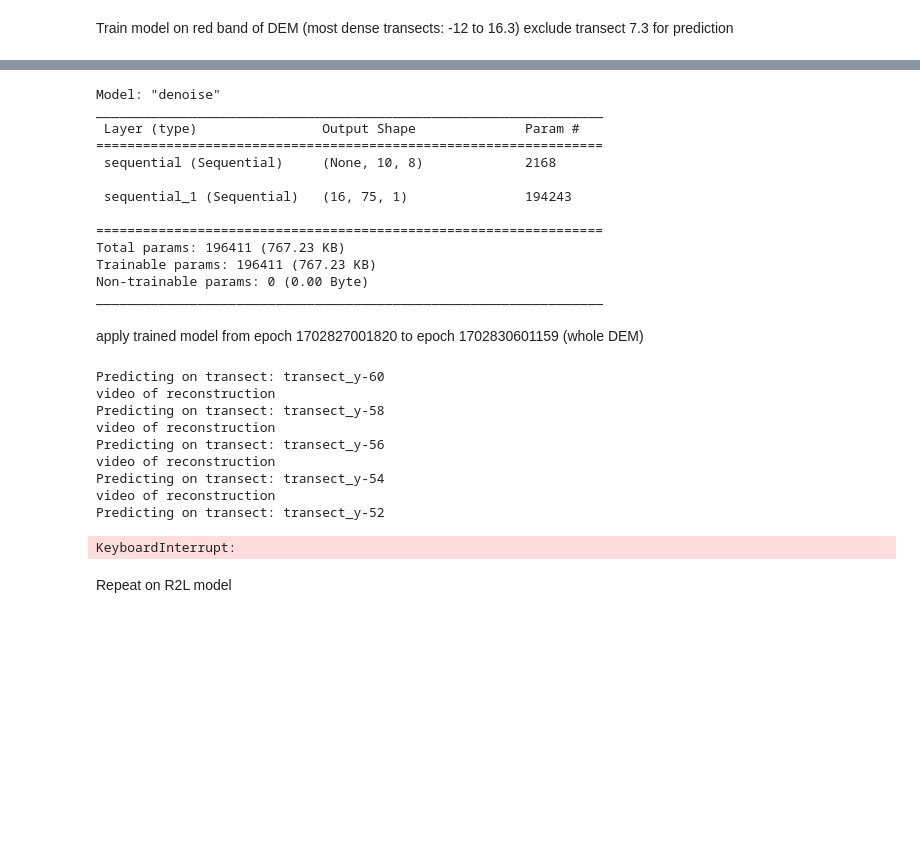
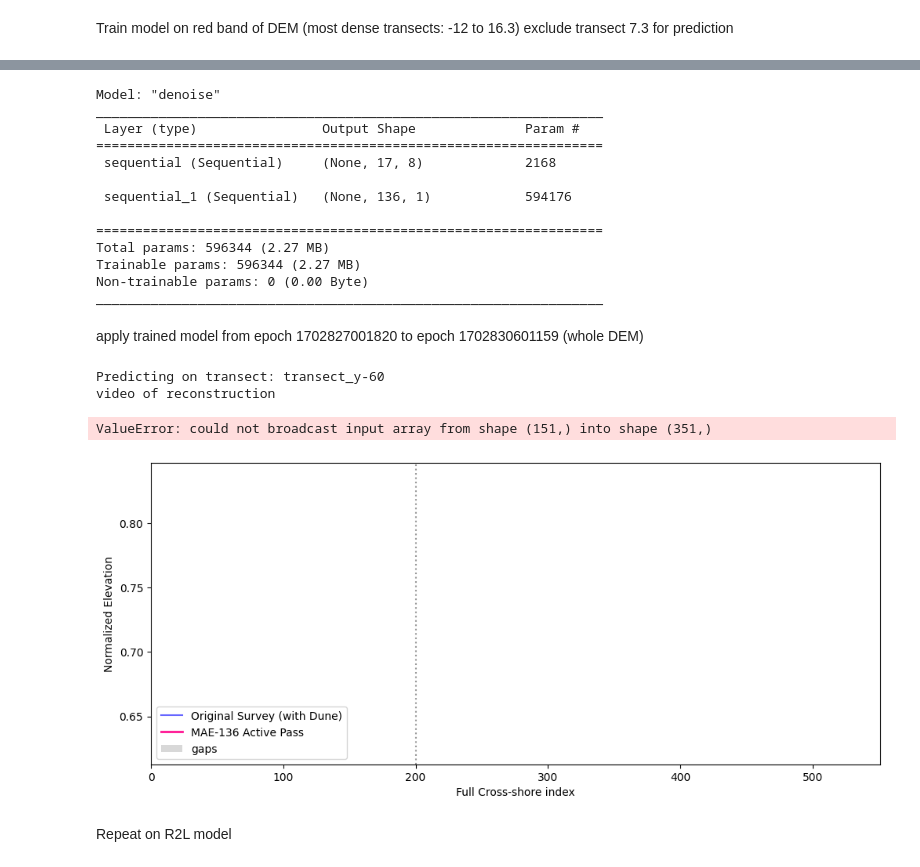
Before and after one commit to NCSU-CHAZ/MasonBEAST, a Jupyter notebook: testingtime1.ipynb, the cells around one changed output, grey strips where cells are left out. Cells and saved outputs as stored; diff of their text form; code cells hidden in the pictures; blank space fills up the shorter version.

```diff
--- a/testingtime1.ipynb
+++ b/testingtime1.ipynb
@@ -518,7 +524,7 @@ def define_plotting_functions():
 
             # Stitch the original dune to the model's currently filled lower beach
             y_recon_full = y_orig.copy()
-            y_recon_full[DUNE_OFFSET:] = recon_no_dune_data[:,frame]
+            y_recon_full[DUNE_OFFSET:] = recon_no_dune_data[DUNE_OFFSET:,frame]
 
             is_gap=np.isnan(y_orig)
             is_gap[:DUNE_OFFSET]=False #ignore gaps in dune
@@ -621,3 +627,13 @@ plot_tools=define_plotting_functions()
 reeval_and_hist=plot_tools["reeval_and_hist"]
 save_stage_video_animation=plot_tools["save_stage_video_animation"]
 save_stage_loss_plot=plot_tools["save_stage_loss_plot"]
+# %%
+# test that functions are working
+test_df=sorted_1820.iloc[200:,:]
+windows_idx=find_windows_of_data(test_df,window_size=10,overlap_stride=5)
+
+tf_train,tf_val,tf_test=prep_training(test_df,windows_idx,batch_size=16)
+
+print("train batch count:", sum(1 for _ in tf_train))
+print("test batch count:", sum(1 for _ in tf_test))
+print("val batch count:", sum(1 for _ in tf_val))
@@ -640,14 +660,21 @@ def train_MAE(ds,exclude_tran,num_training,iterations,window_size,savepath,model
 
     os.makedirs(savepath,exist_ok=True)
     os.makedirs(modelsavepath,exist_ok=True)
-
+    import re
     # grab subset of training data from the transect ds
     if isinstance(num_training, (list,tuple)) and len(num_training) == 2:
         start_col=float(num_training[0])
         end_col=float(num_training[1])
-        cols_numeric=pd.to_numeric(ds.columns,errors="coerce")
-        selected=ds.columns[(cols_numeric>= start_col)&(cols_numeric<=end_col)]
-        training_ds=ds[selected].copy()
+        def extract_transect_num(name):
+            match=re.search(r'(-?\d+\.?\d*)',str(name))
+            return float(match.group(1)) if match else np.na
+        #cols_numeric=pd.to_numeric(ds.columns,errors="coerce")
+        #selected=ds.columns[(cols_numeric>= start_col)&(cols_numeric<=end_col)]
+        #training_ds=ds[selected].copy()
+        t_names=ds.index.get_level_values(0)
+        row_nums=np.array([extract_transect_num(t) for t in t_names])
+        mask=(row_nums >= start_col)&(row_nums<= end_col)
+        training_ds=ds[mask].copy()
     else:
         training_ds=ds.copy()
 
@@ -729,12 +756,13 @@ def train_MAE(ds,exclude_tran,num_training,iterations,window_size,savepath,model
             "dataset_after_stage": reconstructed_df.copy()}
         #print("plotting static timesteps")
         #save_stage_comparison_plots(orig_full_df=transect_73, recon_no_dune_df=reconstructed_df,window_size=current_window_size,stage_dir=savepath)
-        #print("video of reconstruction at sample transect 0")
-        #sample_tname=ds.index.get_level_values(0)
-        #sample_tname=[v for v in sample_tname.unique() if str(v) in ('transect_y0')][0]
-        #sample_orig_df=ds.xs(sample_tname)
-        #sample_recon_df=reconstructed_df[30]
-        #save_stage_video_animation(orig_full_df=sample_orig_df, recon_no_dune_df=sample_recon_df,window_size=current_window_size,stage_dir=savepath,interval=500)
+        print("video of reconstruction at sample transect 0")
+        all_id=ds.index.get_level_values(0).unique()
+        sample_transect_id=all_id[30]
+        single_orig_df=ds.xs(sample_transect_id)
+        single_recon_df=reconstructed_df.xs(sample_transect_id)
+
+        save_stage_video_animation(orig_full_df=single_orig_df,recon_no_dune_df=single_recon_df,window_size=10,stage_dir=savepath,interval=500)
         # update for loop
         current_dataset=reconstructed_df
         active_mask=(~np.isnan(current_dataset)).astype(float)
@@ -879,7 +979,7 @@ MAE_trained.save(modelpath)
 print(f"trained model saved to: {modelpath}")
 # %%
 model = keras.models.load_model(
-    '/Volumes/kanarde/MasonBEAST/data/trained_models/it5_L2R_MAE.keras',
+    '/Volumes/kanarde/MasonBEAST/data/trained_models/it8_L2R_MAE.keras',
     custom_objects={'Denoise': Denoise}
 )
 
@@ -889,13 +989,13 @@ Model: "denoise"
 _________________________________________________________________
  Layer (type)                Output Shape              Param #
 =================================================================
- sequential (Sequential)     (None, 10, 8)             2168
+ sequential (Sequential)     (None, 17, 8)             2168
 
- sequential_1 (Sequential)   (16, 75, 1)               194243
+ sequential_1 (Sequential)   (None, 136, 1)            594176
 
 =================================================================
-Total params: 196411 (767.23 KB)
-Trainable params: 196411 (767.23 KB)
+Total params: 596344 (2.27 MB)
+Trainable params: 596344 (2.27 MB)
 Non-trainable params: 0 (0.00 Byte)
 _________________________________________________________________
 # %% [markdown]
@@ -934,19 +1034,13 @@ def predict_alongshore(model,ds,window_size,savepath):
     return alongshore_predictions
 # %%
 savepath=os.path.join(savepath1941,"L2R_predicted/from_MAE1820/")
-window_size=75
+window_size=136 # most recent window size
 predicted_transects_1159=predict_alongshore(model=model,ds=sorted_1941,window_size=window_size,savepath=savepath)
 # %% [output]
 Predicting on transect: transect_y-60
 video of reconstruction
-Predicting on transect: transect_y-58
-video of reconstruction
-Predicting on transect: transect_y-56
-video of reconstruction
-Predicting on transect: transect_y-54
-video of reconstruction
-Predicting on transect: transect_y-52
-KeyboardInterrupt:
+ValueError: could not broadcast input array from shape (151,) into shape (351,)
+[figure, added]
 # %% [markdown]
 Repeat on R2L model
 # %%
```
Also changed, not shown: parts of 10 cells of this notebook.
